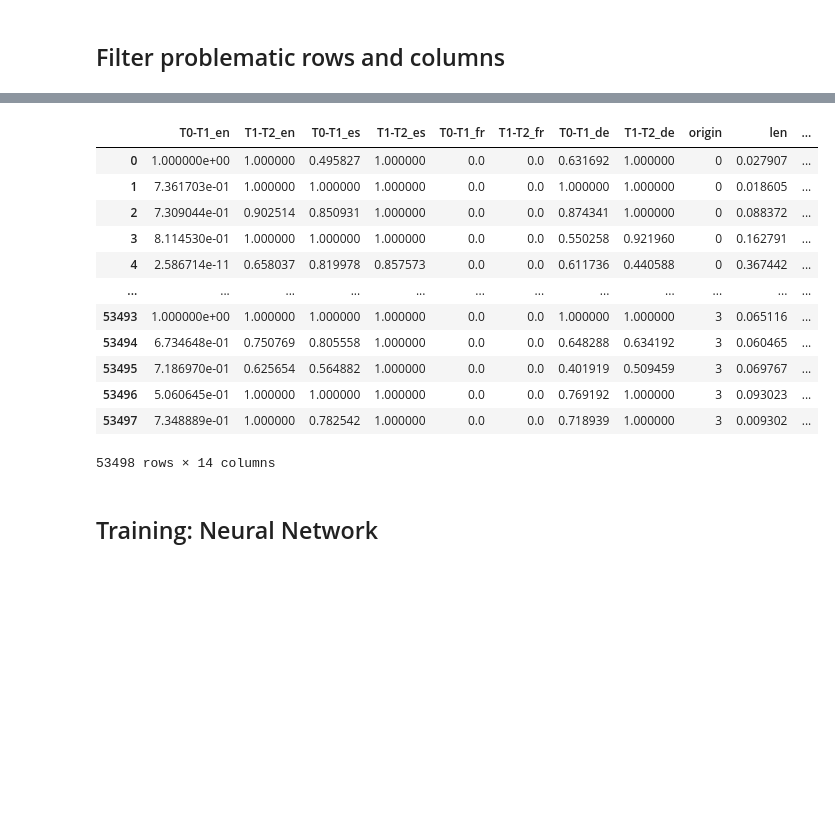
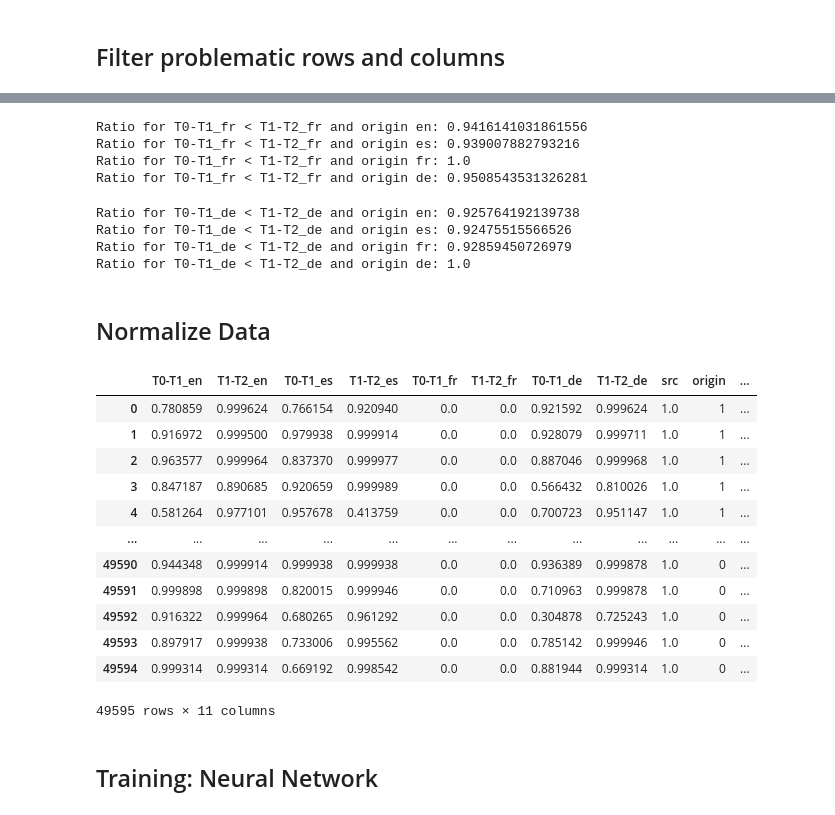
Before and after one commit to pablogadhi/LanguageDetection, a Jupyter notebook: classifier_training.ipynb, the cells around one changed output, grey strips where cells are left out. Cells and saved outputs as stored; diff of their text form; code cells hidden in the pictures; blank space fills up the shorter version.

```diff
--- a/classifier_training.ipynb
+++ b/classifier_training.ipynb
@@ -2,13 +2,18 @@
 import re
 import torch
 import detector
+import graphviz
 import pandas as pd
 import seaborn as sn
 import numpy as np
 import matplotlib.pyplot as plt
-from sklearn import svm
+from sklearn import svm, tree, neighbors
 from sklearn.preprocessing import MinMaxScaler
 from sklearn.model_selection import train_test_split
 from sklearn.metrics import confusion_matrix
+
+LANGS = ['en', 'es', 'fr', 'de']
 # %%
-data = pd.read_csv('data/translated/bleu_table.csv', index_col=0)
+data = pd.read_csv('data/meteor_table_200k.csv', index_col=0)
+data['src'] = data['src'].astype('category')
+data['origin'] = data['origin'].astype('category')
@@ -26,7 +47,12 @@ def plot_confusion_matrix(true_labels, prediction):
 # %% [markdown]
 ## Filter problematic rows and columns
 # %%
-filtered = data[data.len > 10]
+def non_equal_row(row):
+    non_src_langs = [lang for lang in LANGS if lang != row['src']]
+    unique_values = set([row['T0-T1_'+lang] for lang in non_src_langs] + [row['T1-T2_'+lang] for lang in non_src_langs])
+    return len(unique_values) > 1
+
+filtered = data[(data.len > 9) & (data.apply(non_equal_row, axis=1))]
 filtered = filtered.reset_index(drop=True)
 filtered = filtered.drop(columns=['T2-T3_en', 'T2-T3_es', 'T2-T3_fr', 'T2-T3_de'])
 # %%
@@ -47,0 +76,8 @@ filtered
+# %%
+convergent = []
+for lang in LANGS:
+    convergent.append(filtered[(filtered['T0-T1_{}'.format(lang)] <= filtered['T1-T2_{}'.format(lang)]) & (filtered['origin'] == lang)])
+
+filtered = pd.concat(convergent, axis=0)
+filtered = filtered.reset_index(drop=True)
+filtered
@@ -48,24 +162,45 @@ filtered
+# %%
+convergence_ratio(filtered, ['T0-T1_fr']*4, ['T1-T2_fr']*4, LANGS)
+# %% [output]
+Ratio for T0-T1_fr < T1-T2_fr and origin en: 0.9416141031861556
+Ratio for T0-T1_fr < T1-T2_fr and origin es: 0.939007882793216
+Ratio for T0-T1_fr < T1-T2_fr and origin fr: 1.0
+Ratio for T0-T1_fr < T1-T2_fr and origin de: 0.9508543531326281
+# %%
+convergence_ratio(filtered, ['T0-T1_de']*4, ['T1-T2_de']*4, LANGS)
+# %% [output]
+Ratio for T0-T1_de < T1-T2_de and origin en: 0.925764192139738
+Ratio for T0-T1_de < T1-T2_de and origin es: 0.92475515566526
+Ratio for T0-T1_de < T1-T2_de and origin fr: 0.92859450726979
+Ratio for T0-T1_de < T1-T2_de and origin de: 1.0
+# %% [markdown]
+## Normalize Data
 # %%
-norm_data = pd.get_dummies(filtered, columns=['src'])
-scaler = MinMaxScaler()
-lengths = scaler.fit_transform(norm_data['len'].values.reshape(-1, 1))
-norm_data['len'] = lengths
-norm_data['origin'] = norm_data['origin'].astype(int)
+def normalize_values(values):
+    scaler = MinMaxScaler()
+    return scaler.fit_transform(values)
+
+norm_data = filtered.copy()
+
+norm_data['len'] = normalize_values(norm_data['len'].values.reshape(-1, 1))
+norm_data['src'] = normalize_values(norm_data['src'].cat.codes.values.reshape(-1, 1))
+norm_data['origin'] = norm_data['origin'].cat.codes.values.reshape(-1, 1)
+
 norm_data
 # %% [output]
-|  | T0-T1_en | T1-T2_en | T0-T1_es | T1-T2_es | T0-T1_fr | T1-T2_fr | T0-T1_de | T1-T2_de | origin | len | ... |
-| 0 | 1.000000e+00 | 1.000000 | 0.495827 | 1.000000 | 0.0 | 0.0 | 0.631692 | 1.000000 | 0 | 0.027907 | ... |
-| 1 | 7.361703e-01 | 1.000000 | 1.000000 | 1.000000 | 0.0 | 0.0 | 1.000000 | 1.000000 | 0 | 0.018605 | ... |
-| 2 | 7.309044e-01 | 0.902514 | 0.850931 | 1.000000 | 0.0 | 0.0 | 0.874341 | 1.000000 | 0 | 0.088372 | ... |
-| 3 | 8.114530e-01 | 1.000000 | 1.000000 | 1.000000 | 0.0 | 0.0 | 0.550258 | 0.921960 | 0 | 0.162791 | ... |
-| 4 | 2.586714e-11 | 0.658037 | 0.819978 | 0.857573 | 0.0 | 0.0 | 0.611736 | 0.440588 | 0 | 0.367442 | ... |
+|  | T0-T1_en | T1-T2_en | T0-T1_es | T1-T2_es | T0-T1_fr | T1-T2_fr | T0-T1_de | T1-T2_de | src | origin | ... |
+| 0 | 0.780859 | 0.999624 | 0.766154 | 0.920940 | 0.0 | 0.0 | 0.921592 | 0.999624 | 1.0 | 1 | ... |
+| 1 | 0.916972 | 0.999500 | 0.979938 | 0.999914 | 0.0 | 0.0 | 0.928079 | 0.999711 | 1.0 | 1 | ... |
+| 2 | 0.963577 | 0.999964 | 0.837370 | 0.999977 | 0.0 | 0.0 | 0.887046 | 0.999968 | 1.0 | 1 | ... |
+| 3 | 0.847187 | 0.890685 | 0.920659 | 0.999989 | 0.0 | 0.0 | 0.566432 | 0.810026 | 1.0 | 1 | ... |
+| 4 | 0.581264 | 0.977101 | 0.957678 | 0.413759 | 0.0 | 0.0 | 0.700723 | 0.951147 | 1.0 | 1 | ... |
 | ... | ... | ... | ... | ... | ... | ... | ... | ... | ... | ... | ... |
-| 53493 | 1.000000e+00 | 1.000000 | 1.000000 | 1.000000 | 0.0 | 0.0 | 1.000000 | 1.000000 | 3 | 0.065116 | ... |
-| 53494 | 6.734648e-01 | 0.750769 | 0.805558 | 1.000000 | 0.0 | 0.0 | 0.648288 | 0.634192 | 3 | 0.060465 | ... |
-| 53495 | 7.186970e-01 | 0.625654 | 0.564882 | 1.000000 | 0.0 | 0.0 | 0.401919 | 0.509459 | 3 | 0.069767 | ... |
-| 53496 | 5.060645e-01 | 1.000000 | 1.000000 | 1.000000 | 0.0 | 0.0 | 0.769192 | 1.000000 | 3 | 0.093023 | ... |
-| 53497 | 7.348889e-01 | 1.000000 | 0.782542 | 1.000000 | 0.0 | 0.0 | 0.718939 | 1.000000 | 3 | 0.009302 | ... |
+| 49590 | 0.944348 | 0.999914 | 0.999938 | 0.999938 | 0.0 | 0.0 | 0.936389 | 0.999878 | 1.0 | 0 | ... |
+| 49591 | 0.999898 | 0.999898 | 0.820015 | 0.999946 | 0.0 | 0.0 | 0.710963 | 0.999878 | 1.0 | 0 | ... |
+| 49592 | 0.916322 | 0.999964 | 0.680265 | 0.961292 | 0.0 | 0.0 | 0.304878 | 0.725243 | 1.0 | 0 | ... |
+| 49593 | 0.897917 | 0.999938 | 0.733006 | 0.995562 | 0.0 | 0.0 | 0.785142 | 0.999946 | 1.0 | 0 | ... |
+| 49594 | 0.999314 | 0.999314 | 0.669192 | 0.998542 | 0.0 | 0.0 | 0.881944 | 0.999314 | 1.0 | 0 | ... |
-53498 rows × 14 columns
+49595 rows × 11 columns
 # %% [markdown]
 ## Training: Neural Network
 # %%
```
Also changed, not shown: parts of 36 cells of this notebook, 10 other files.
